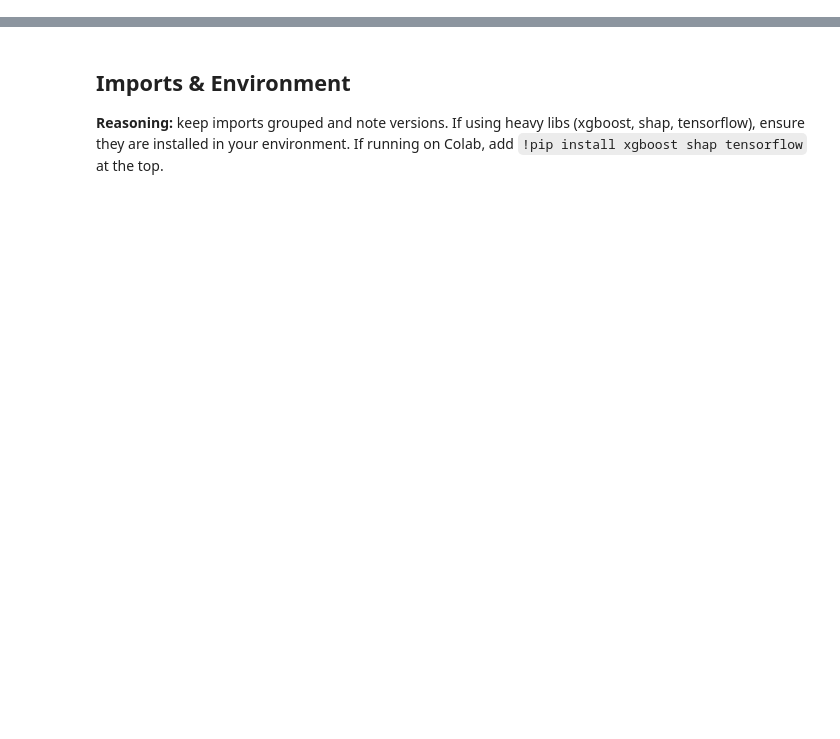
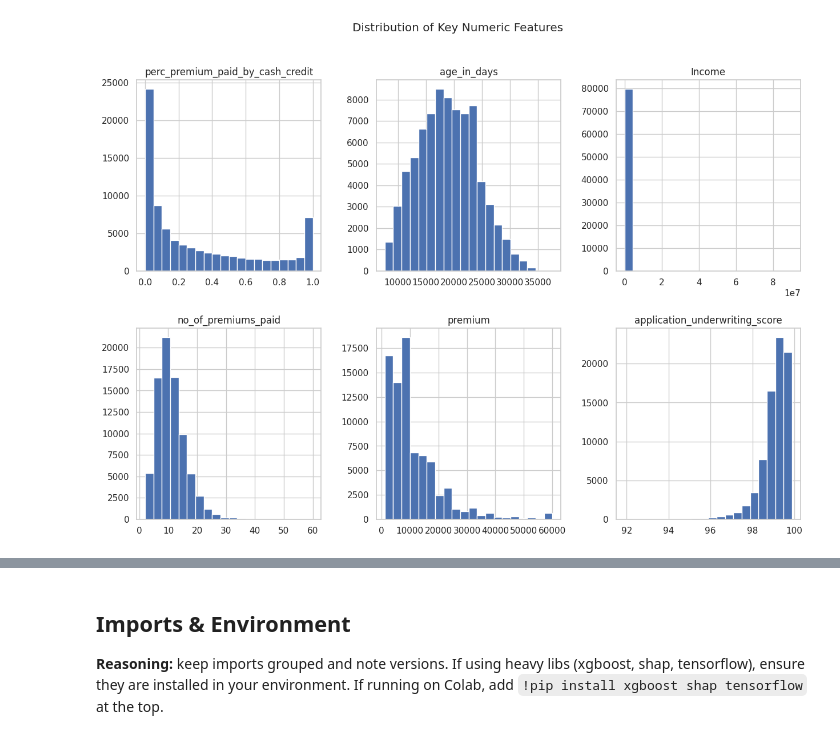
Before and after one commit to 2024aiml044/Capstone_Insurance_Renewal_Prediction, a Jupyter notebook: insurance_renewal_eda_modeling_v5_annotated.ipynb, the cells around one changed output, grey strips where cells are left out. Cells and saved outputs as stored; diff of their text form; code cells hidden in the pictures; blank space fills up the shorter version.

```diff
--- a/insurance_renewal_eda_modeling_v5_annotated.ipynb
+++ b/insurance_renewal_eda_modeling_v5_annotated.ipynb
@@ -62,0 +361,8 @@ df.head()
+# %%
+# Distribution of key numeric features
+num_cols = ['perc_premium_paid_by_cash_credit', 'age_in_days', 'Income', 'no_of_premiums_paid', 'premium', 'application_underwriting_score']
+df[num_cols].hist(bins=20, figsize=(15,10), layout=(2,3))
+plt.suptitle('Distribution of Key Numeric Features')
+plt.show()
+# %% [output]
+[figure, added]
```
Also changed, not shown: parts of 78 cells of this notebook, 10 other files.
